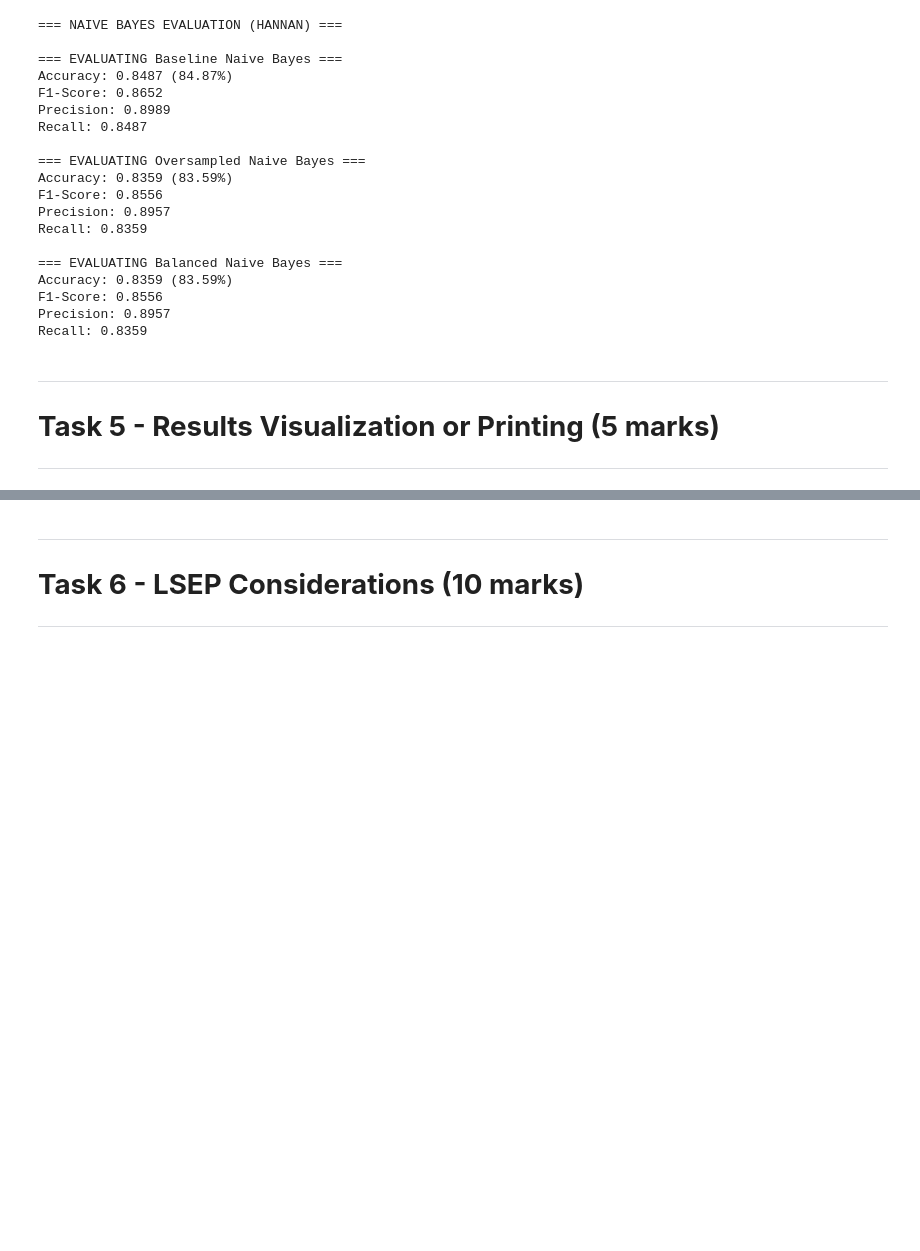
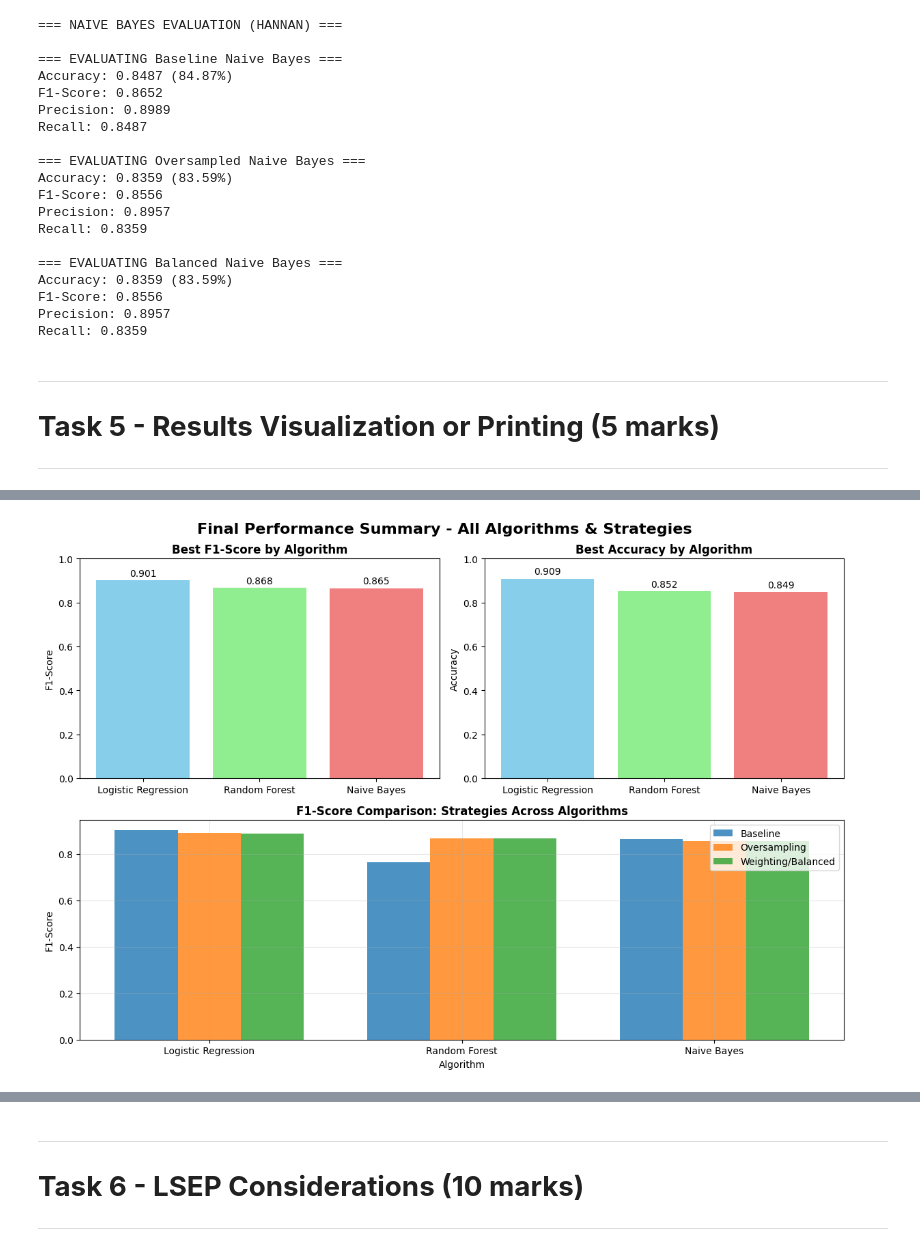
Before and after one commit to Mr-Nobody1/UEL, a Jupyter notebook: Group_T23_CRWK_CN7030_3.ipynb, the cells around one changed output, grey strips where cells are left out. Drawn from its saved outputs; the diff is of its cells as text; code cells hidden in the pictures; blank space fills up the shorter version.

```diff
--- a/Group_T23_CRWK_CN7030_3.ipynb
+++ b/Group_T23_CRWK_CN7030_3.ipynb
@@ -697,0 +905,91 @@ NameError: name 'nb_results' is not defined
+# %%
+## Student 3: Hannan - Comprehensive Summary Analysis
+print("\n=== COMPREHENSIVE SUMMARY ANALYSIS (HANNAN) ===")
+
+# Naive Bayes Performance Summary
+nb_comparison = pd.DataFrame({
+    'Strategy': ['Baseline', 'Oversampling', 'Balanced'],
+    'Accuracy': [nb_results[0][1], nb_results[1][1], nb_results[2][1]],
+    'F1_Score': [nb_results[0][2], nb_results[1][2], nb_results[2][2]],
+    'Precision': [nb_results[0][3], nb_results[1][3], nb_results[2][3]],
+    'Recall': [nb_results[0][4], nb_results[1][4], nb_results[2][4]]
+})
+
+print("📊 NAIVE BAYES PERFORMANCE SUMMARY:")
+print("="*60)
+print(nb_comparison.to_string(index=False, float_format='%.4f'))
+
+# Overall Algorithm Comparison
+all_results_summary = {
+    'Algorithm': ['Logistic Regression', 'Random Forest', 'Naive Bayes'],
+    'Best_Strategy': [lr_comparison.iloc[lr_comparison['F1_Score'].idxmax()]['Strategy'],
+                     rf_comparison.iloc[rf_comparison['F1_Score'].idxmax()]['Strategy'],
+                     nb_comparison.iloc[nb_comparison['F1_Score'].idxmax()]['Strategy']],
+    'Best_F1_Score': [lr_comparison['F1_Score'].max(),
+                      rf_comparison['F1_Score'].max(),
+                      nb_comparison['F1_Score'].max()],
+    'Best_Accuracy': [lr_comparison['Accuracy'].max(),
+                     rf_comparison['Accuracy'].max(),
+                     nb_comparison['Accuracy'].max()]
+}
+
+summary_df = pd.DataFrame(all_results_summary)
+
+print(f"\n🎯 OVERALL ALGORITHM PERFORMANCE SUMMARY:")
+print("="*70)
+print(summary_df.to_string(index=False, float_format='%.4f'))
+
+# Final visualization - Algorithm comparison
+plt.figure(figsize=(12, 8))
+
+# F1-Score comparison
+plt.subplot(2, 2, 1)
+bars = plt.bar(summary_df['Algorithm'], summary_df['Best_F1_Score'],
+               color=['skyblue', 'lightgreen', 'lightcoral'])
+plt.title('Best F1-Score by Algorithm', fontweight='bold')
+plt.ylabel('F1-Score')
+plt.ylim(0, 1)
+for i, bar in enumerate(bars):
+    height = bar.get_height()
+    plt.text(bar.get_x() + bar.get_width()/2., height + 0.01,
+             f'{height:.3f}', ha='center', va='bottom')
+
+# Accuracy comparison
+plt.subplot(2, 2, 2)
+bars = plt.bar(summary_df['Algorithm'], summary_df['Best_Accuracy'],
+               color=['skyblue', 'lightgreen', 'lightcoral'])
+plt.title('Best Accuracy by Algorithm', fontweight='bold')
+plt.ylabel('Accuracy')
+plt.ylim(0, 1)
+for i, bar in enumerate(bars):
+    height = bar.get_height()
+    plt.text(bar.get_x() + bar.get_width()/2., height + 0.01,
+             f'{height:.3f}', ha='center', va='bottom')
+
+# Strategy effectiveness across algorithms
+plt.subplot(2, 1, 2)
+strategy_data = {
+    'Baseline': [lr_comparison.iloc[0]['F1_Score'], rf_comparison.iloc[0]['F1_Score'], nb_comparison.iloc[0]['F1_Score']],
+    'Oversampling': [lr_comparison.iloc[1]['F1_Score'], rf_comparison.iloc[1]['F1_Score'], nb_comparison.iloc[1]['F1_Score']],
+    'Weighting/Balanced': [lr_comparison.iloc[2]['F1_Score'], rf_comparison.iloc[2]['F1_Score'], nb_comparison.iloc[2]['F1_Score']]
+}
+
+x = range(len(summary_df['Algorithm']))
+width = 0.25
+
+for i, (strategy, values) in enumerate(strategy_data.items()):
+    plt.bar([xi + i*width for xi in x], values, width,
+            label=strategy, alpha=0.8)
+
+plt.title('F1-Score Comparison: Strategies Across Algorithms', fontweight='bold')
+plt.xlabel('Algorithm')
+plt.ylabel('F1-Score')
+plt.xticks([xi + width for xi in x], summary_df['Algorithm'])
+plt.legend()
+plt.grid(True, alpha=0.3)
+
+plt.tight_layout()
+plt.suptitle('Final Performance Summary - All Algorithms & Strategies',
+             fontsize=16, fontweight='bold', y=1.02)
+plt.show()
+# %% [output]
@@ -697,0 +1010 @@ NameError: name 'nb_results' is not defined
+[figure, added]
```
Also changed, not shown: parts of 7 cells of this notebook.
